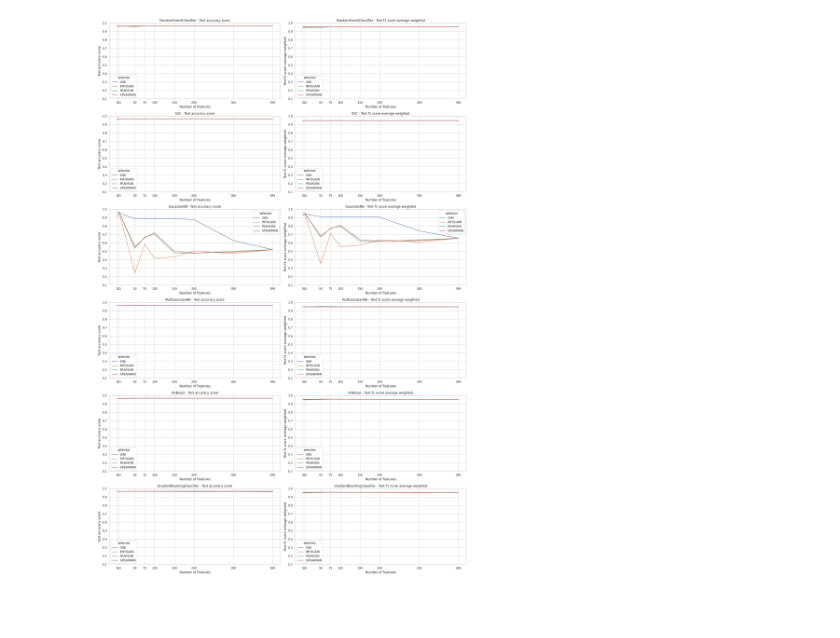
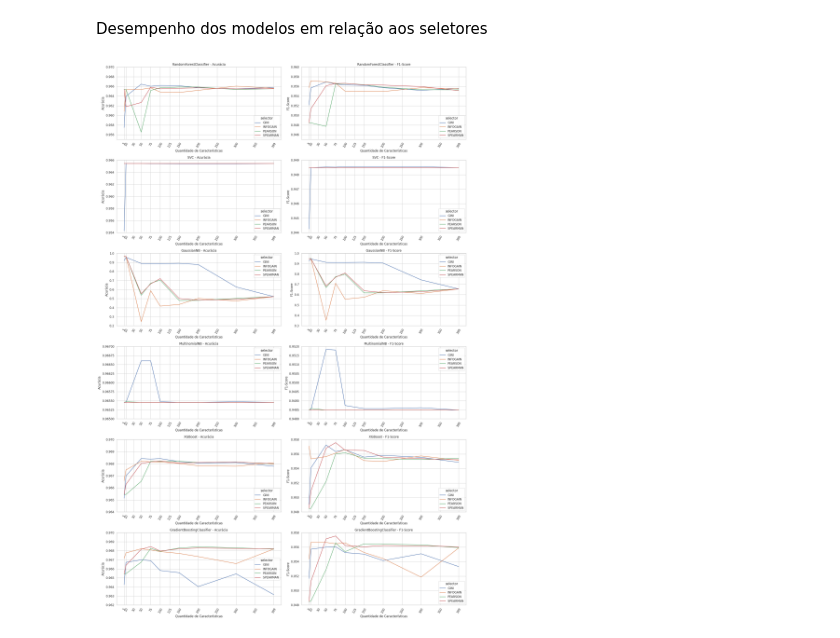
Before and after one commit to fsluizvictor/tcc_experiments_az_ml, a Jupyter notebook: src/notebooks/results/plot_experiments.ipynb, the cells around one changed output. Cells and saved outputs as stored; diff of their text form; code cells hidden in the pictures; blank space fills up the shorter version.

Commit message:
feat : generate graphic

```diff
--- a/src/notebooks/results/plot_experiments.ipynb
+++ b/src/notebooks/results/plot_experiments.ipynb
@@ -39,0 +141,11 @@ df.sort_values(by=['n_features','test_accuracy_score', 'test_f1_score_average_we
+# %%
+selector = 'SPEARMAN'
+metric = 'test_f1_score_average_weighted'
+best_model = 'GradientBoostingClassifier'
+
+plot_metrics_selector_by_best_model(metric=metric,
+                                    df=df[(df['selector'] == selector) & (df['model'] == best_model)],
+                                    title='Melhor resultado',
+                                    x_label='Quantidade de Características',
+                                    y_label='F1-Score',
+                                    y_lim=(0.94, 0.96))
@@ -62,6 +227,6 @@ def plot_metrics_selector_by_models(metric: str, selector: str, df: pd.DataFrame
 selectors = ['GINI', 'INFOGAIN', 'PEARSON', 'SPEARMAN']
 metrics = ['test_accuracy_score', 'test_f1_score_average_weighted']
 
-for selector in selectors:
-    for metric in metrics:
-        plot_metrics_selector_by_models(metric=metric, selector=selector, df=df)
+#for selector in selectors:
+    #for metric in metrics:
+        #plot_metrics_selector_by_models(metric=metric, selector=selector, df=df)
@@ -76,0 +233,2 @@ for selector in selectors:
+# %% [markdown]
+Desempenho dos modelos em relação aos seletores
@@ -79,7 +264,9 @@ import seaborn as sns
 import matplotlib.pyplot as plt
 import pandas as pd
 
-def plot_metrics_selector_by_models(df: pd.DataFrame):
+
+
+def plot_metrics_model_by_selectors(df: pd.DataFrame):
     sns.set_theme(style="whitegrid")
     unique_models = df['model'].unique()
     unique_selectors = df['selector'].unique()
@@ -90,37 +277,44 @@ def plot_metrics_selector_by_models(df: pd.DataFrame):
     for i, model in enumerate(unique_models):
         # Filtrar o dataframe pelo modelo atual
         df_model = df[df['model'] == model]
 
         for j, metric in enumerate(['test_accuracy_score', 'test_f1_score_average_weighted']):
             ax = axes[i, j]
 
             # Plotar a linha
             sns.lineplot(
                 data=df_model,
                 x='n_features',
                 y=metric,
                 hue='selector',
                 ax=ax
             )
 
+            y_label = 'Acurácia' if metric == 'test_accuracy_score' else "F1-Score"
+            x_label =  'Quantidade de Características'
+            title = f"{model} - {y_label}"
+            ylim = get_ylim(model=model, metric=y_label)
+
             # Configurações do eixo e título
             ax.set(
-                title=f"{model} - {metric.replace('_', ' ').capitalize()}",
-                ylim=(0.1, 1.0),
-                ylabel=metric.replace('_', ' ').capitalize(),
-                xlabel='Number of Features'
+                title=title,
+                ylim=ylim,
+                ylabel=y_label,
+                xlabel=x_label
             )
 
-            ax.set_xticks([5, 10, 50, 75, 100, 150, 200, 300, 399])
+            custom_xticks = [5, 10, 30, 50, 75, 100, 125, 150, 200, 250, 300, 350, 399]
+            ax.set_xticks(custom_xticks)
+            ax.set_xticklabels([str(tick) for tick in custom_xticks], rotation=60)
 
     # Ajustar o layout
     plt.tight_layout()
     plt.show()
 
 # Carregar o dataframe do arquivo
 df = pd.read_csv(RESULT_PATH)
 
 # Chamar a função para plotar os gráficos
-plot_metrics_selector_by_models(df)
+plot_metrics_model_by_selectors(df)
 # %% [output]
-[figure, old version]
+[figure, new version]
```
Also changed, not shown: parts of 13 cells of this notebook, 9 other files.
